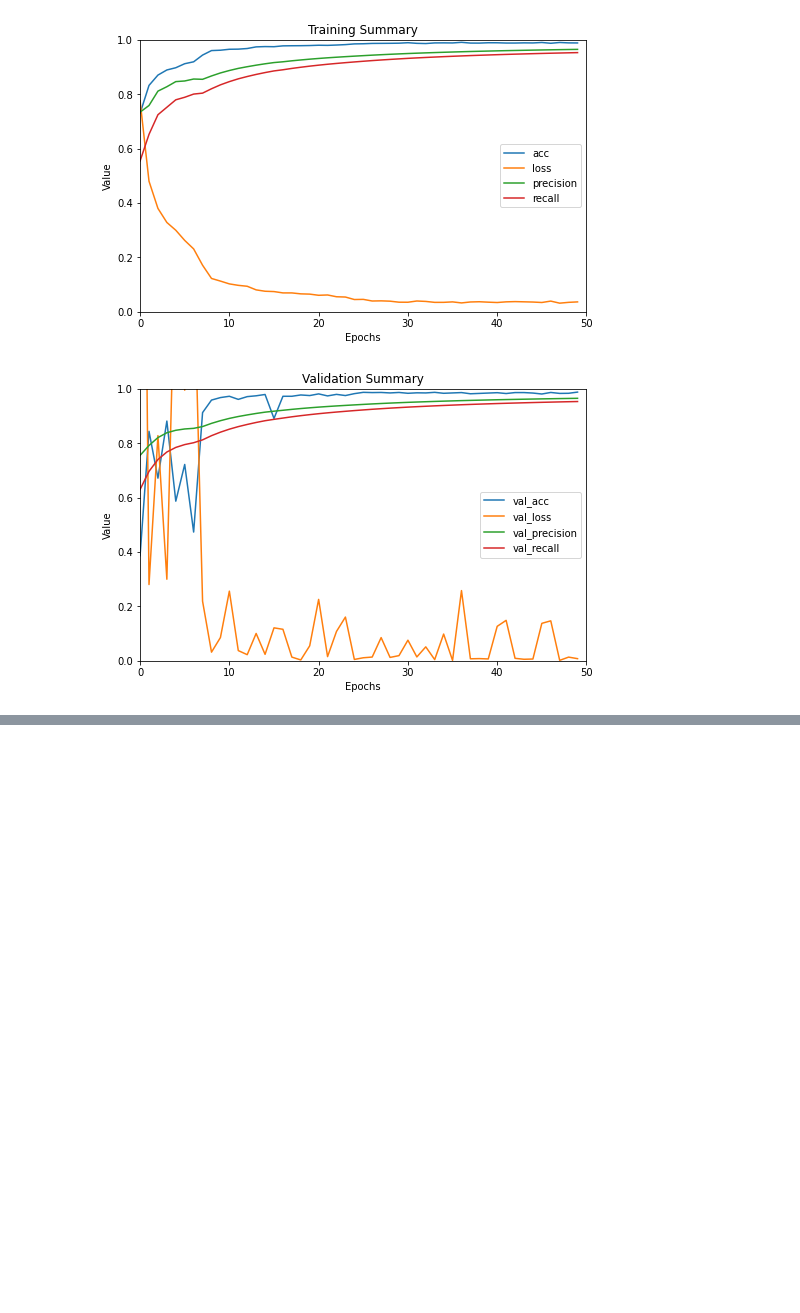
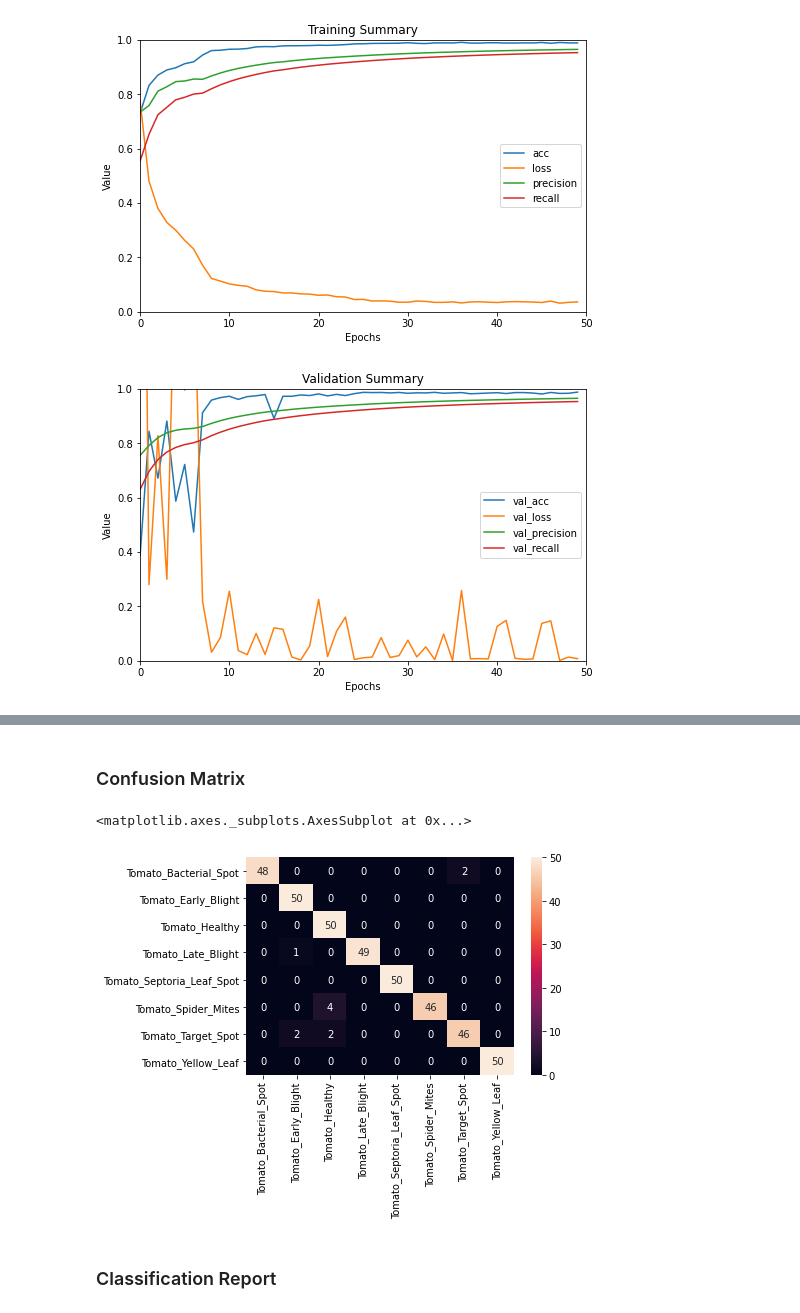
Before and after one commit to afifaniks/TomatoLeafDiseaseDetection, a Jupyter notebook: Leaf_Disease_Detection.ipynb, the cells around one changed output, grey strips where cells are left out. Drawn from its saved outputs; the diff is of its cells as text; code cells hidden in the pictures; blank space fills up the shorter version.

```diff
--- a/Leaf_Disease_Detection.ipynb
+++ b/Leaf_Disease_Detection.ipynb
@@ -239,0 +250,28 @@ print("Good Job Anik! Trivial! Yet, nicely put!") #SNP
+# %%
+preds = []
+
+test_data_dir = 'Test_Dataset'
+
+dirs = sorted(os.listdir(test_data_dir))
+
+for class_index in range(len(dirs)):
+  class_path = os.path.join(test_data_dir, dirs[class_index])
+  files = sorted(os.listdir(class_path))
+
+  for f in files:
+    image_path = os.path.join(class_path, f)
+    image_pred = image.load_img(image_path, target_size=(img_height, img_width))
+
+    image_pred = image.img_to_array(image_pred) / 256
+    image_pred = np.expand_dims(image_pred, axis=0)
+
+    result = model.predict_classes(image_pred)
+
+    preds.append(result[0])
+
+  class_index += 1
+# %%
+test_datagen = ImageDataGenerator(rescale=1./255)
+test_generator = test_datagen.flow_from_directory(test_data_dir, target_size=(img_height, img_width), class_mode='categorical')
+target_names = list(test_generator.class_indices.keys())
+target_names
@@ -239,0 +288,11 @@ print("Good Job Anik! Trivial! Yet, nicely put!") #SNP
+# %% [markdown]
+### Confusion Matrix
+# %%
+con_mat = confusion_matrix(test_generator.classes, preds)
+df_cm = pd.DataFrame(con_mat, columns=target_names, index=target_names)
+sn.heatmap(df_cm, annot=True)
+# %% [output]
+<matplotlib.axes._subplots.AxesSubplot at 0x...>
+[figure, added]
+# %% [markdown]
+### Classification Report
```
Also changed, not shown: parts of 9 cells of this notebook.
